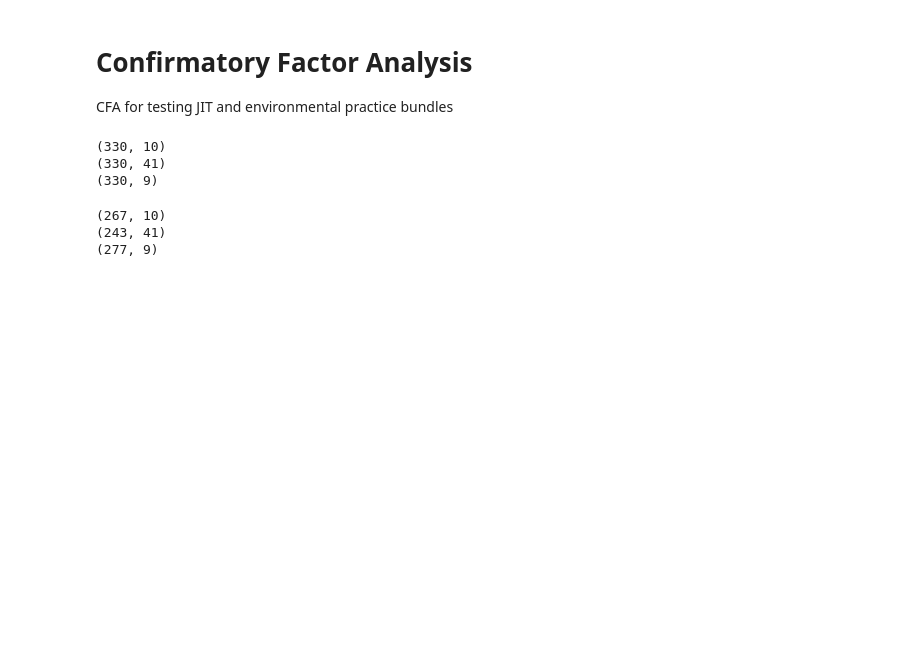
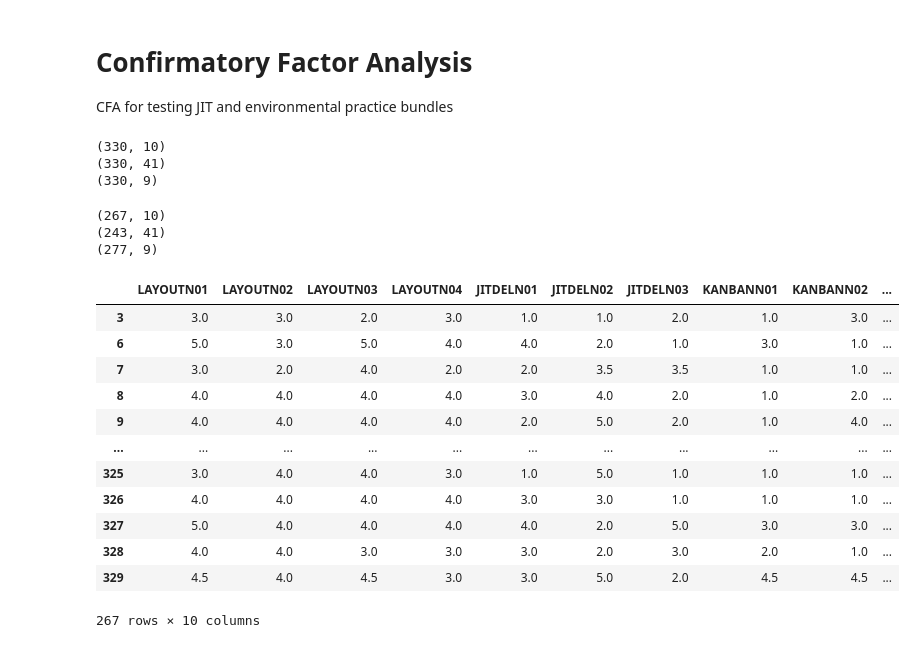
Before and after one commit to johnmalcolm/hpm, a Jupyter notebook: notebooks/exploratory/03_confirmatory_factor_analysis.ipynb, the cells around one changed output. Drawn from its saved outputs; the diff is of its cells as text; code cells hidden in the pictures; blank space fills up the shorter version.

```diff
--- a/notebooks/exploratory/03_confirmatory_factor_analysis.ipynb
+++ b/notebooks/exploratory/03_confirmatory_factor_analysis.ipynb
@@ -54,4 +54,20 @@ for bundle in bundles:
 (267, 10)
 (243, 41)
 (277, 9)
+# %%
+jit_practices
+# %% [output]
+|  | LAYOUTN01 | LAYOUTN02 | LAYOUTN03 | LAYOUTN04 | JITDELN01 | JITDELN02 | JITDELN03 | KANBANN01 | KANBANN02 | ... |
+| 3 | 3.0 | 3.0 | 2.0 | 3.0 | 1.0 | 1.0 | 2.0 | 1.0 | 3.0 | ... |
+| 6 | 5.0 | 3.0 | 5.0 | 4.0 | 4.0 | 2.0 | 1.0 | 3.0 | 1.0 | ... |
+| 7 | 3.0 | 2.0 | 4.0 | 2.0 | 2.0 | 3.5 | 3.5 | 1.0 | 1.0 | ... |
+| 8 | 4.0 | 4.0 | 4.0 | 4.0 | 3.0 | 4.0 | 2.0 | 1.0 | 2.0 | ... |
+| 9 | 4.0 | 4.0 | 4.0 | 4.0 | 2.0 | 5.0 | 2.0 | 1.0 | 4.0 | ... |
+| ... | ... | ... | ... | ... | ... | ... | ... | ... | ... | ... |
+| 325 | 3.0 | 4.0 | 4.0 | 3.0 | 1.0 | 5.0 | 1.0 | 1.0 | 1.0 | ... |
+| 326 | 4.0 | 4.0 | 4.0 | 4.0 | 3.0 | 3.0 | 1.0 | 1.0 | 1.0 | ... |
+| 327 | 5.0 | 4.0 | 4.0 | 4.0 | 4.0 | 2.0 | 5.0 | 3.0 | 3.0 | ... |
+| 328 | 4.0 | 4.0 | 3.0 | 3.0 | 3.0 | 2.0 | 3.0 | 2.0 | 1.0 | ... |
+| 329 | 4.5 | 4.0 | 4.5 | 3.0 | 3.0 | 5.0 | 2.0 | 4.5 | 4.5 | ... |
+267 rows × 10 columns
 # %%
```
Also changed, not shown: parts of 15 cells of this notebook, 1 other file.
